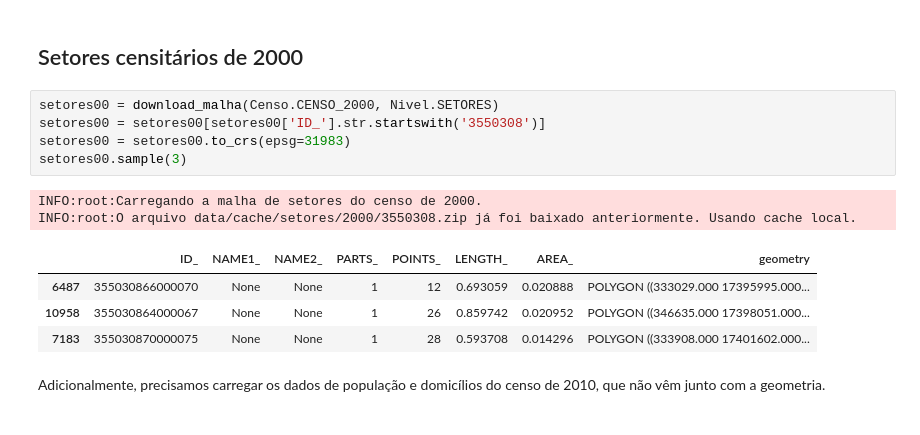
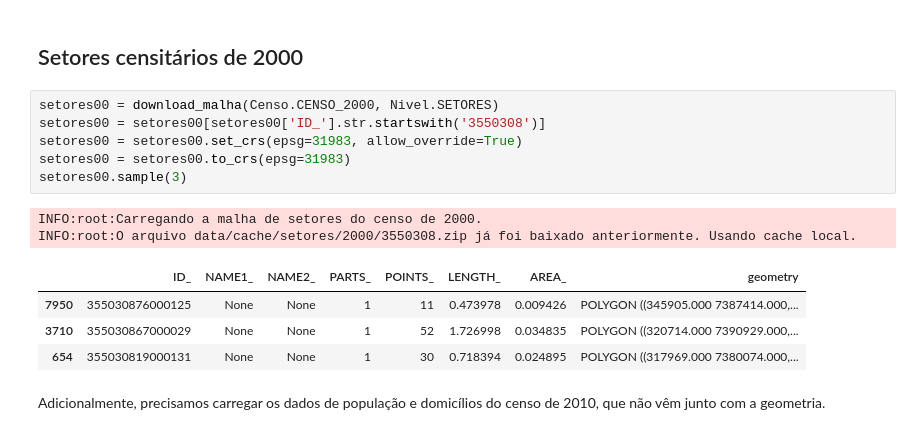
Before and after one commit to sepep-pmsp/compatibilizacao-setores-censitarios, a Jupyter notebook: 11 Quadras viárias como base geométrica.ipynb, the cells around one changed output. Saved outputs shown, nothing was run; the diff lists cells and outputs as text.

```diff
--- a/11 Quadras viárias como base geométrica.ipynb
+++ b/11 Quadras viárias como base geométrica.ipynb
@@ -88,15 +88,16 @@ INFO:root:O arquivo data/cache/setores/2010/SP_Capital_20231030.zip já foi baix
 # %%
 setores00 = download_malha(Censo.CENSO_2000, Nivel.SETORES)
 setores00 = setores00[setores00['ID_'].str.startswith('3550308')]
+setores00 = setores00.set_crs(epsg=31983, allow_override=True)
 setores00 = setores00.to_crs(epsg=31983)
 setores00.sample(3)
 # %% [output]
 INFO:root:Carregando a malha de setores do censo de 2000.
 INFO:root:O arquivo data/cache/setores/2000/3550308.zip já foi baixado anteriormente. Usando cache local.
 |  | ID_ | NAME1_ | NAME2_ | PARTS_ | POINTS_ | LENGTH_ | AREA_ | geometry |
-| 6487 | 355030866000070 | None | None | 1 | 12 | 0.693059 | 0.020888 | POLYGON ((333029.000 17395995.000... |
-| 10958 | 355030864000067 | None | None | 1 | 26 | 0.859742 | 0.020952 | POLYGON ((346635.000 17398051.000... |
-| 7183 | 355030870000075 | None | None | 1 | 28 | 0.593708 | 0.014296 | POLYGON ((333908.000 17401602.000... |
+| 7950 | 355030876000125 | None | None | 1 | 11 | 0.473978 | 0.009426 | POLYGON ((345905.000 7387414.000,... |
+| 3710 | 355030867000029 | None | None | 1 | 52 | 1.726998 | 0.034835 | POLYGON ((320714.000 7390929.000,... |
+| 654 | 355030819000131 | None | None | 1 | 30 | 0.718394 | 0.024895 | POLYGON ((317969.000 7380074.000,... |
 # %% [markdown]
 Adicionalmente, precisamos carregar os dados de população e domicílios do censo de 2010, que não vêm junto com a geometria.
 # %%
```
Also changed, not shown: parts of 111 cells of this notebook.
